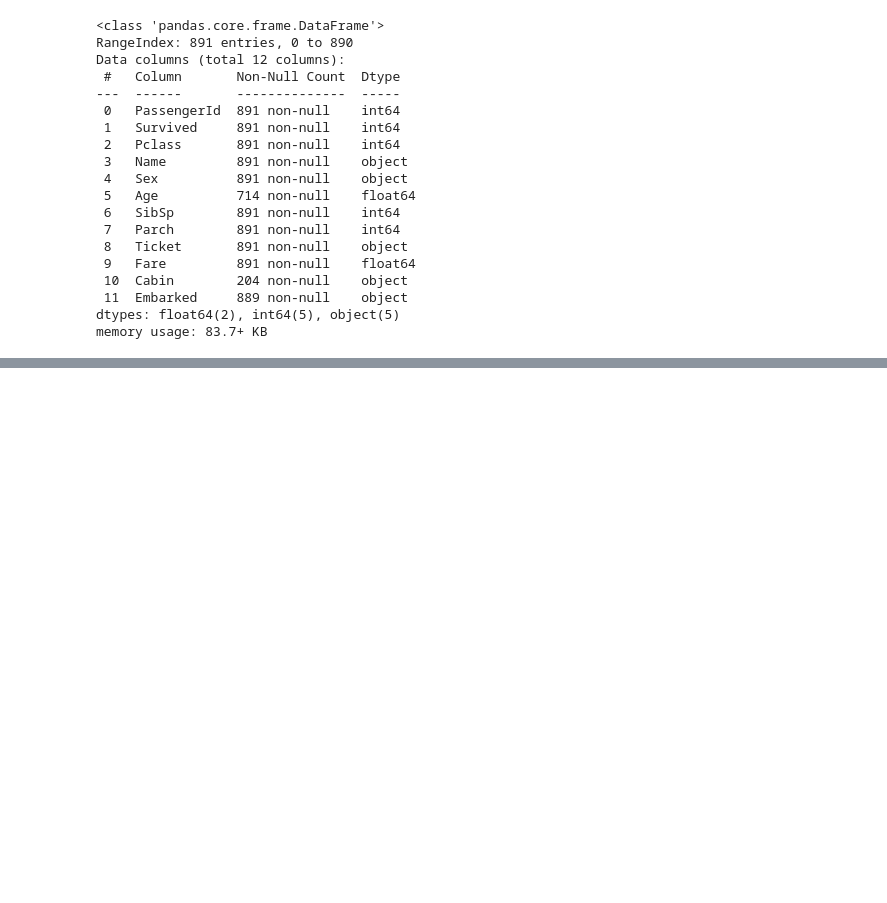
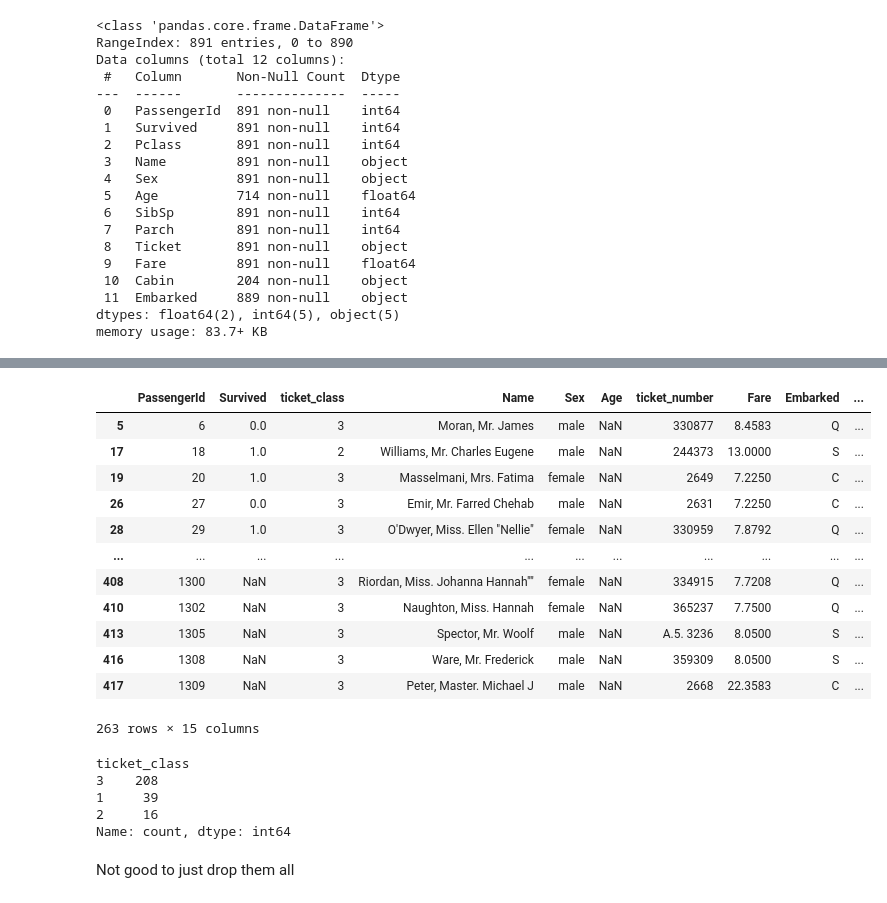
Before and after one commit to EthanStanks/DATA6550-Visualization, a Jupyter notebook: code/Ethan_Sandbox.ipynb, the cells around one changed output, grey strips where cells are left out. Drawn from its saved outputs; the diff is of its cells as text; code cells hidden in the pictures; blank space fills up the shorter version.

```diff
--- a/code/Ethan_Sandbox.ipynb
+++ b/code/Ethan_Sandbox.ipynb
@@ -92,0 +511,16 @@ memory usage: 83.7+ KB
+# %%
+df_combined[df_combined['Age'].isna()]
+# %% [output]
+|  | PassengerId | Survived | ticket_class | Name | Sex | Age | ticket_number | Fare | Embarked | ... |
+| 5 | 6 | 0.0 | 3 | Moran, Mr. James | male | NaN | 330877 | 8.4583 | Q | ... |
+| 17 | 18 | 1.0 | 2 | Williams, Mr. Charles Eugene | male | NaN | 244373 | 13.0000 | S | ... |
+| 19 | 20 | 1.0 | 3 | Masselmani, Mrs. Fatima | female | NaN | 2649 | 7.2250 | C | ... |
+| 26 | 27 | 0.0 | 3 | Emir, Mr. Farred Chehab | male | NaN | 2631 | 7.2250 | C | ... |
+| 28 | 29 | 1.0 | 3 | O'Dwyer, Miss. Ellen "Nellie" | female | NaN | 330959 | 7.8792 | Q | ... |
+| ... | ... | ... | ... | ... | ... | ... | ... | ... | ... | ... |
+| 408 | 1300 | NaN | 3 | Riordan, Miss. Johanna Hannah"" | female | NaN | 334915 | 7.7208 | Q | ... |
+| 410 | 1302 | NaN | 3 | Naughton, Miss. Hannah | female | NaN | 365237 | 7.7500 | Q | ... |
+| 413 | 1305 | NaN | 3 | Spector, Mr. Woolf | male | NaN | A.5. 3236 | 8.0500 | S | ... |
+| 416 | 1308 | NaN | 3 | Ware, Mr. Frederick | male | NaN | 359309 | 8.0500 | S | ... |
+| 417 | 1309 | NaN | 3 | Peter, Master. Michael J | male | NaN | 2668 | 22.3583 | C | ... |
+263 rows × 15 columns
@@ -92,0 +529,10 @@ memory usage: 83.7+ KB
+# %%
+df_combined[df_combined['Age'].isna()]['ticket_class'].value_counts()
+# %% [output]
+ticket_class
+3    208
+1     39
+2     16
+Name: count, dtype: int64
+# %% [markdown]
+Not good to just drop them all
```
Also changed, not shown: parts of 68 cells of this notebook.
